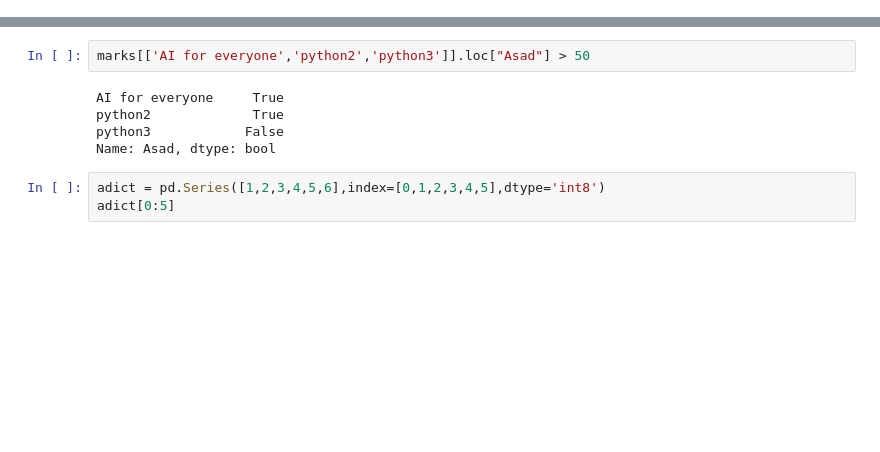
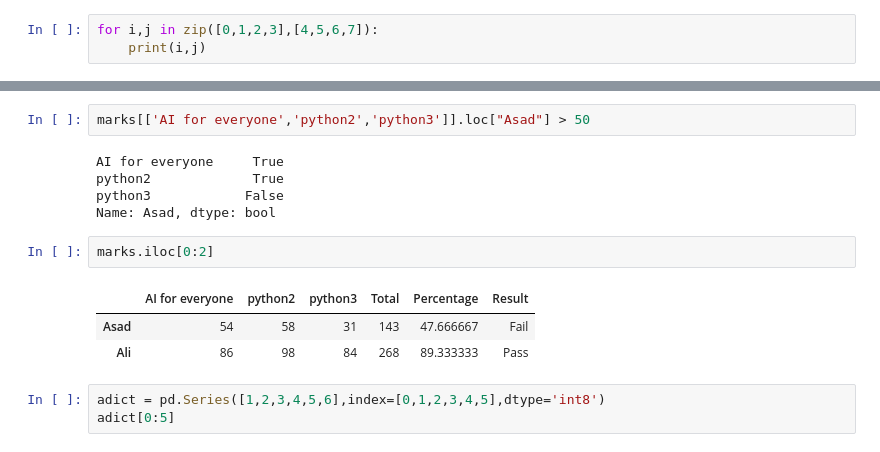
Before and after one commit to murtazahuzaifa/PIAIC-classes, a Jupyter notebook: Piaic classes work quarter 2/NumPy & Pandas Class 3.ipynb, the cells around one changed output, grey strips where cells are left out. Drawn from its saved outputs; the diff is of its cells as text; blank space fills up the shorter version.

```diff
--- a/Piaic classes work quarter 2/NumPy & Pandas Class 3.ipynb
+++ b/Piaic classes work quarter 2/NumPy & Pandas Class 3.ipynb
@@ -1,2 +1,5 @@
 # %%
 import numpy as np
+# %%
+for i,j in zip([0,1,2,3],[4,5,6,7]):
+    print(i,j)
@@ -482,6 +515,12 @@ AI for everyone     True
 python2             True
 python3            False
 Name: Asad, dtype: bool
+# %%
+marks.iloc[0:2]
+# %% [output]
+|  | AI for everyone | python2 | python3 | Total | Percentage | Result |
+| Asad | 54 | 58 | 31 | 143 | 47.666667 | Fail |
+| Ali | 86 | 98 | 84 | 268 | 89.333333 | Pass |
 # %%
 adict = pd.Series([1,2,3,4,5,6],index=[0,1,2,3,4,5],dtype='int8')
 adict[0:5]
```
Also changed, not shown: parts of 3 cells of this notebook, 9 other files.
